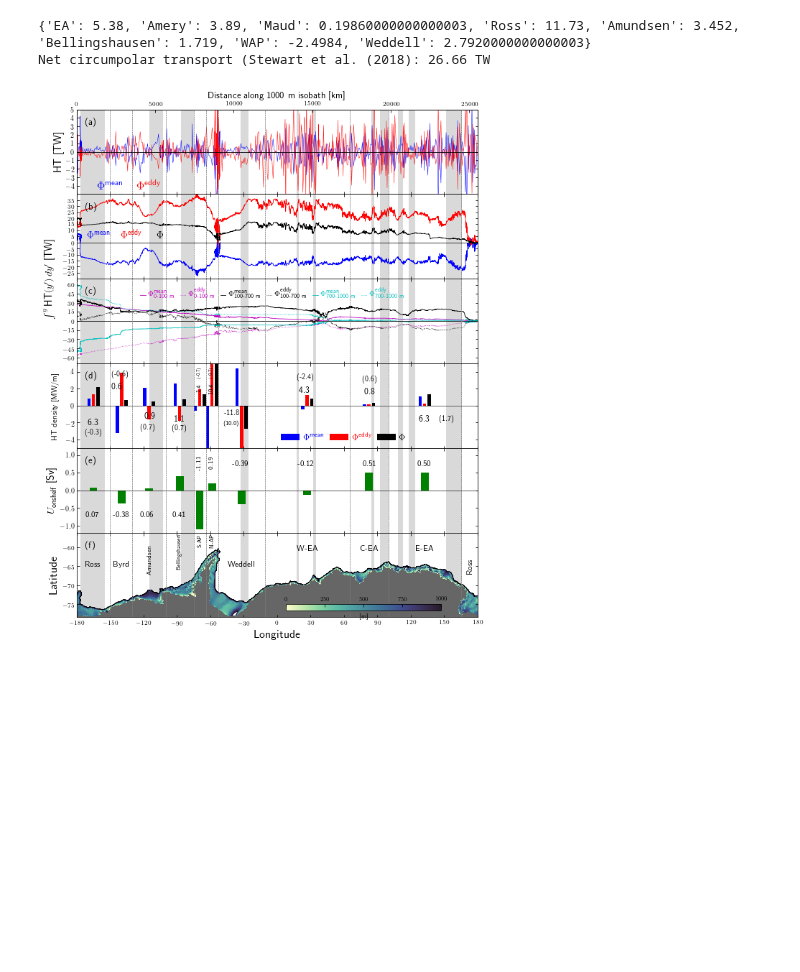
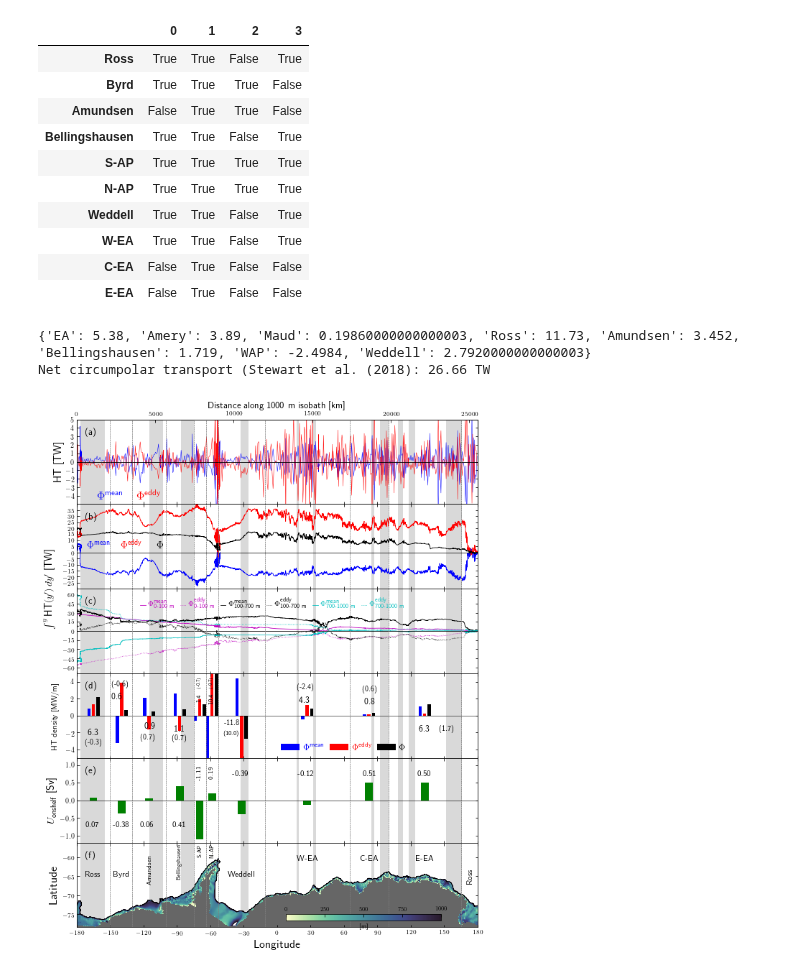
Before and after one commit to apaloczy/AntarcticaCircumpolarIntrusions, a Jupyter notebook: plot_figs/fig03_tableS1/fig03_tableS1.ipynb, the cells around one changed output. Drawn from its saved outputs; the diff is of its cells as text; code cells hidden in the pictures; blank space fills up the shorter version.

```diff
--- a/plot_figs/fig03/fig03.ipynb
+++ b/plot_figs/fig03_tableS1/fig03_tableS1.ipynb
@@ -370,3 +356,19 @@ Minimum significant r for 13.308 EDoF at 95 %: 0.537
+# %%
+# Display array with 'True' where the corresponding entry in Table S1 (supplemental materials)
+# is statistically significant at the 95 % confidence level.
+issig_table_S1.head(n=10)
+# %% [output]
+|  | 0 | 1 | 2 | 3 |
+| Ross | True | True | False | True |
+| Byrd | True | True | True | False |
+| Amundsen | False | True | True | False |
+| Bellingshausen | True | True | False | True |
+| S-AP | True | True | True | True |
+| N-AP | True | True | True | True |
+| Weddell | True | True | False | True |
+| W-EA | True | True | False | True |
+| C-EA | False | True | False | False |
+| E-EA | False | True | False | False |
 # %%
 # Estimate segment-averaged transports from Stewart et al. (2018)'s results.
 stewart_etal2018_transports_MWpermeter_at1000m_isob = {'EA':2, 'Amery':2.5, 'Maud':0.1, 'Ross':5, 'Amundsen':2, 'Bellingshausen':1.8, 'WAP':-2.4, 'Weddell':1} # [MW/m or GW/km].
```
Also changed, not shown: parts of 3 cells of this notebook, 16 other files.
